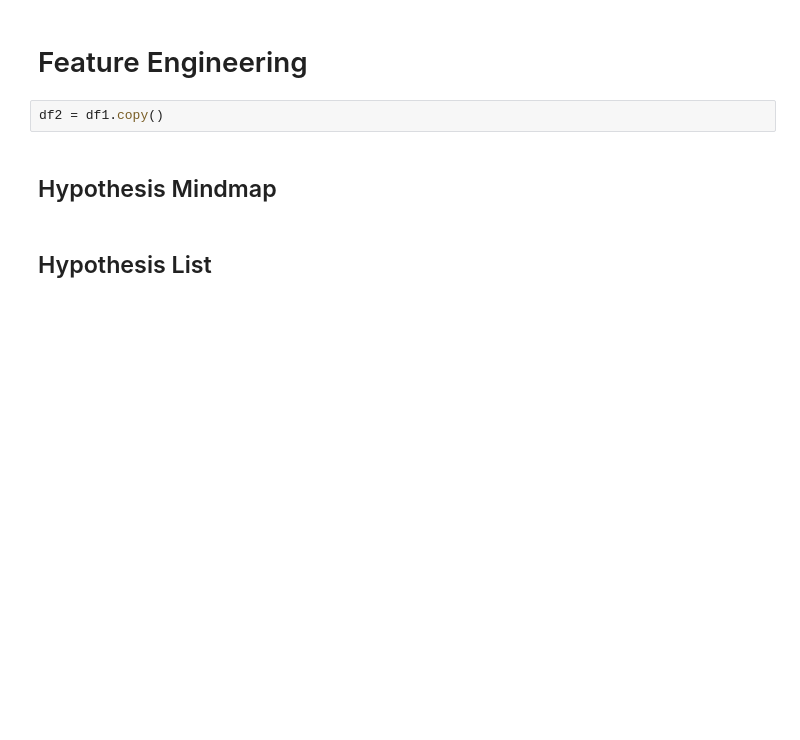
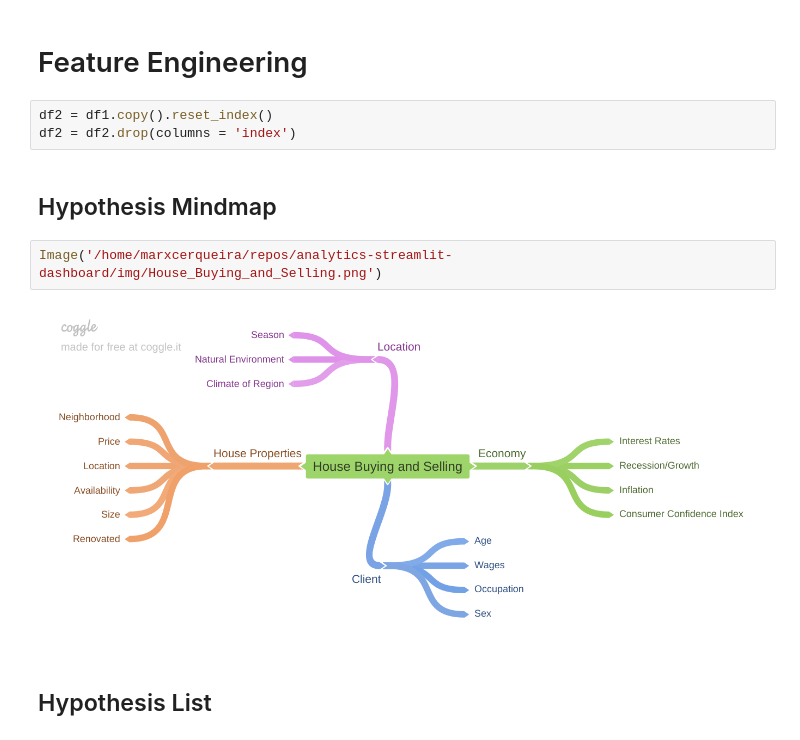
Before and after one commit to marxcerqueira/analytics-streamlit-dashboard, a Jupyter notebook: kc-house-eda.ipynb, the cells around one changed output. Drawn from its saved outputs; the diff is of its cells as text; blank space fills up the shorter version.

```diff
--- a/kc-house-eda.ipynb
+++ b/kc-house-eda.ipynb
@@ -352,8 +354,13 @@ Name: bedrooms, dtype: int64
 # %% [markdown]
 # Feature Engineering
 # %%
-df2 = df1.copy()
+df2 = df1.copy().reset_index()
+df2 = df2.drop(columns = 'index')
 # %% [markdown]
 ## Hypothesis Mindmap
+# %%
+Image('/home/marxcerqueira/repos/analytics-streamlit-dashboard/img/House_Buying_and_Selling.png')
+# %% [output]
+[figure, added]
 # %% [markdown]
 ## Hypothesis List
```
Also changed, not shown: parts of 40 cells of this notebook, 3 other files.
